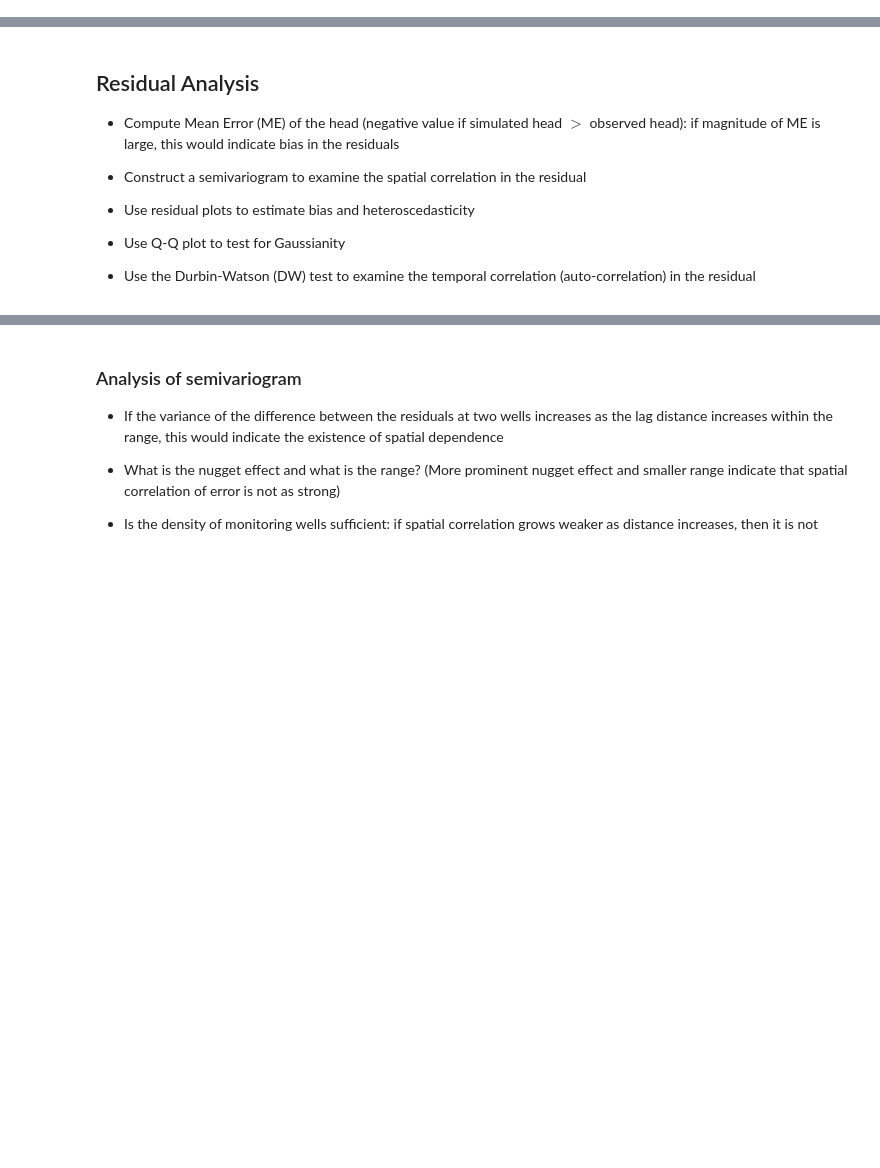
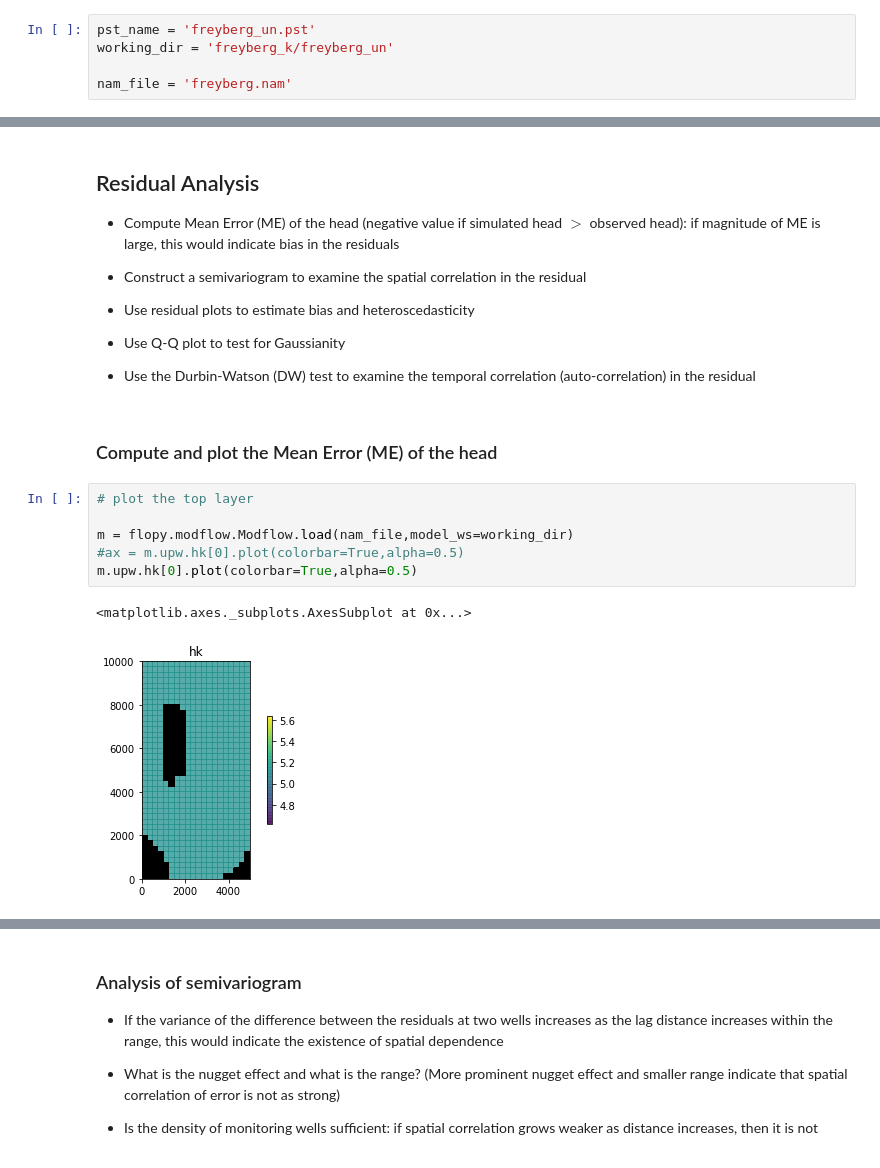
Before and after one commit to rj678/DDM, a Jupyter notebook: DDM_UQ_main_1.ipynb, the cells around one changed output, grey strips where cells are left out. Drawn from its saved outputs; the diff is of its cells as text; blank space fills up the shorter version.

Commit message:
plot residuals

```diff
--- a/DDM_UQ_main_1.ipynb
+++ b/DDM_UQ_main_1.ipynb
@@ -93,3 +105,8 @@ Rishi Jumani; unbiased.modeler@gmail.com
+# %%
+pst_name = 'freyberg_un.pst'
+working_dir = 'freyberg_k/freyberg_un'
+
+nam_file = 'freyberg.nam'
 # %% [markdown]
 ## Model Calibration
 
@@ -124,3 +145,14 @@ pyEMU and PEST++
 * Use Q-Q plot to test for Gaussianity
 
 * Use the Durbin-Watson (DW) test to examine the  temporal correlation (auto-correlation) in the residual
+# %% [markdown]
+### Compute and plot the Mean Error (ME) of the head
+# %%
+# plot the top layer
+
+m = flopy.modflow.Modflow.load(nam_file,model_ws=working_dir)
+#ax = m.upw.hk[0].plot(colorbar=True,alpha=0.5)
+m.upw.hk[0].plot(colorbar=True,alpha=0.5)
+# %% [output]
+<matplotlib.axes._subplots.AxesSubplot at 0x...>
+[figure, added]
```
Also changed, not shown: parts of 13 cells of this notebook, 3 other files.
